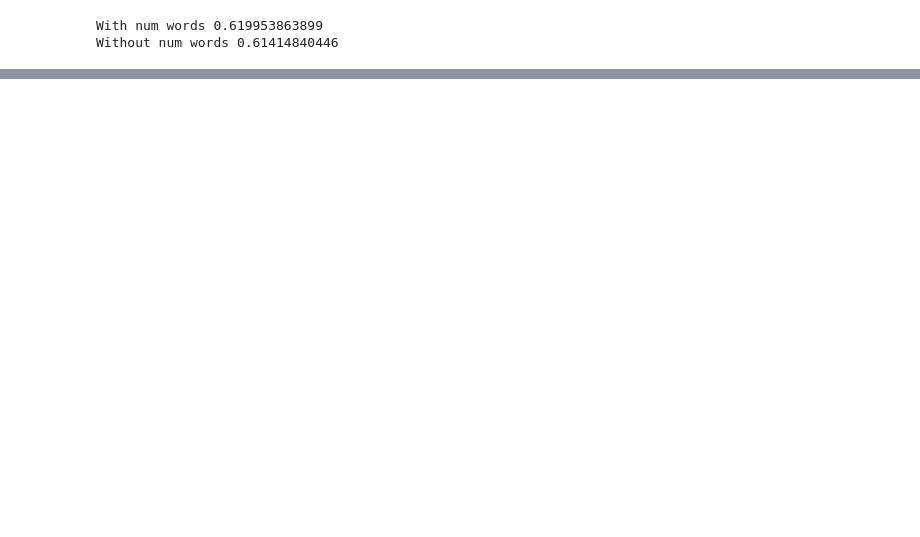
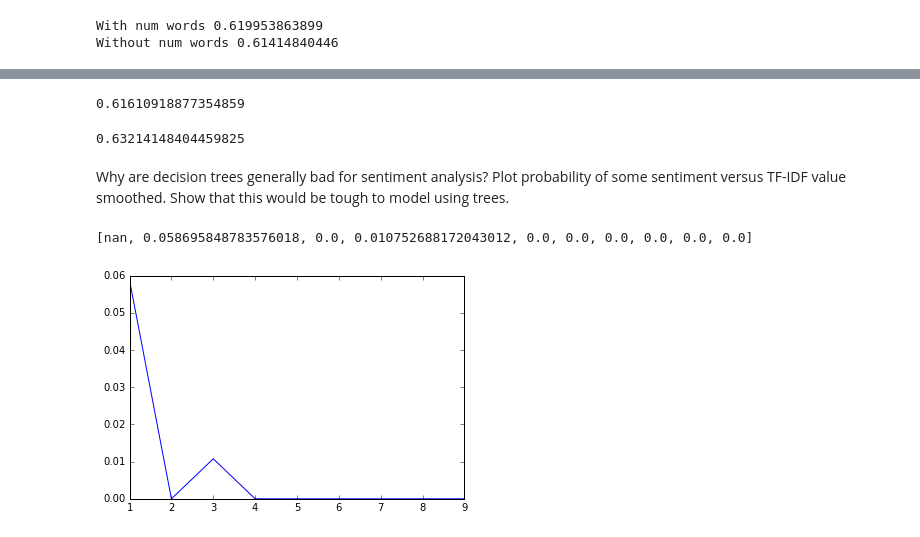
Before and after one commit to paulruvolo/DataScience16, a Jupyter notebook: inclass/day10/day10.ipynb, the cells around one changed output, grey strips where cells are left out. Cells and saved outputs as stored; diff of their text form; code cells hidden in the pictures; blank space fills up the shorter version.

```diff
--- a/inclass/day10/day10.ipynb
+++ b/inclass/day10/day10.ipynb
@@ -166,0 +175,53 @@ Without num words 0.61414840446
+# %%
+import math
+from sklearn.linear_model import LogisticRegressionCV
+
+leaf_nodes = tree_model_with_num_words.apply(X_train)
+models = {}
+for k in set(leaf_nodes):
+    models[k] = LogisticRegressionCV(Cs=[math.e**v for v in range(-5,5)])
+    X_train_leaf = X_train[leaf_nodes == k, :]
+    try:
+        models[k].fit(X_train[leaf_nodes == k,:], y_train[(leaf_nodes == k)])
+    except:
+        # this node is completely pure, we need to do this otherwise we get an error
+        models[k] = y_train[(leaf_nodes == k)].iloc[0]
+# %%
+leaf_nodes_test = tree_model_with_num_words.apply(X_test)
+preds = np.zeros(y_test.shape)
+for i, n in enumerate(leaf_nodes_test):
+    if type(models[n]) == int:
+        preds[i] = models[n]
+    else:
+        preds[i] = models[n].predict(X_test[i,:])[0]
+# %%
+from sklearn.metrics import accuracy_score
+
+accuracy_score(y_test, preds)
+# %% [output]
+0.61610918877354859
+# %%
+tuned_model = LogisticRegressionCV(Cs=[math.e**v for v in range(-5,5)])
+tuned_model.fit(X_train, y_train)
+tuned_model.score(X_test, y_test)
+# %% [output]
+0.63214148404459825
+# %% [markdown]
+Why are decision trees generally bad for sentiment analysis?  Plot probability of some sentiment versus TF-IDF value smoothed.  Show that this would be tough to model using trees.
+# %%
+%matplotlib inline
+import matplotlib.pyplot as plt
+bad_index = vectorizer.get_feature_names().index('bad')
+
+bad_floats = np.asarray(X_train[:,bad_index].todense())
+buckets = np.digitize(bad_floats, np.arange(0,1,.1))
+
+really_bad_rate = []
+for i, v in enumerate(np.arange(0,1,.1)):
+    really_bad_rate.append(np.sum((y_train[:, np.newaxis] == 4) * (buckets == i)) / float(sum(buckets == i)))
+# %%
+plt.plot(really_bad_rate)
+print really_bad_rate
+# %% [output]
+[nan, 0.058695848783576018, 0.0, 0.010752688172043012, 0.0, 0.0, 0.0, 0.0, 0.0, 0.0]
+[figure, added]
```
Also changed, not shown: parts of 3 cells of this notebook.
